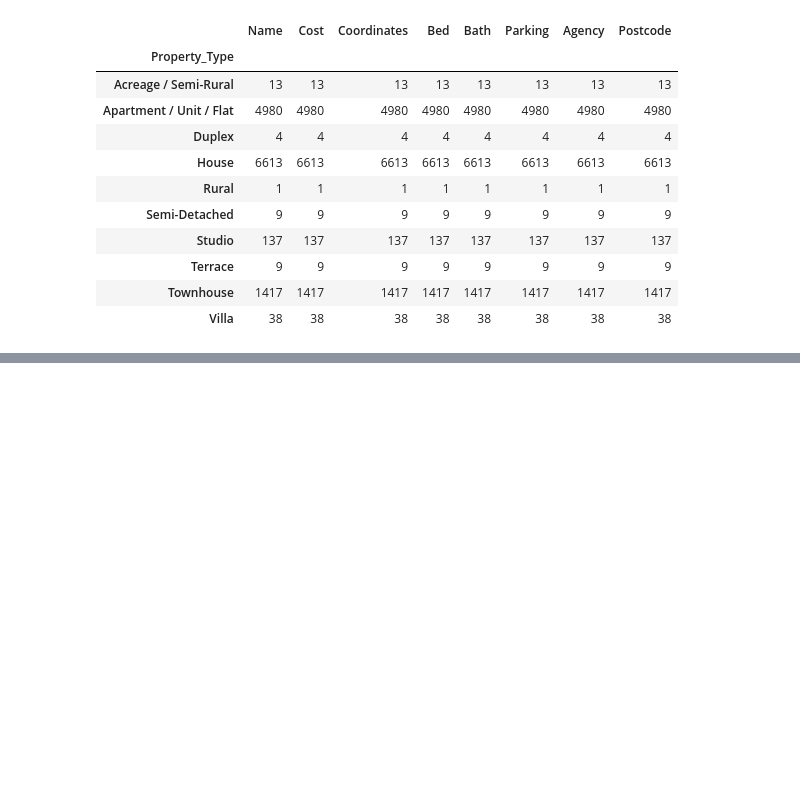
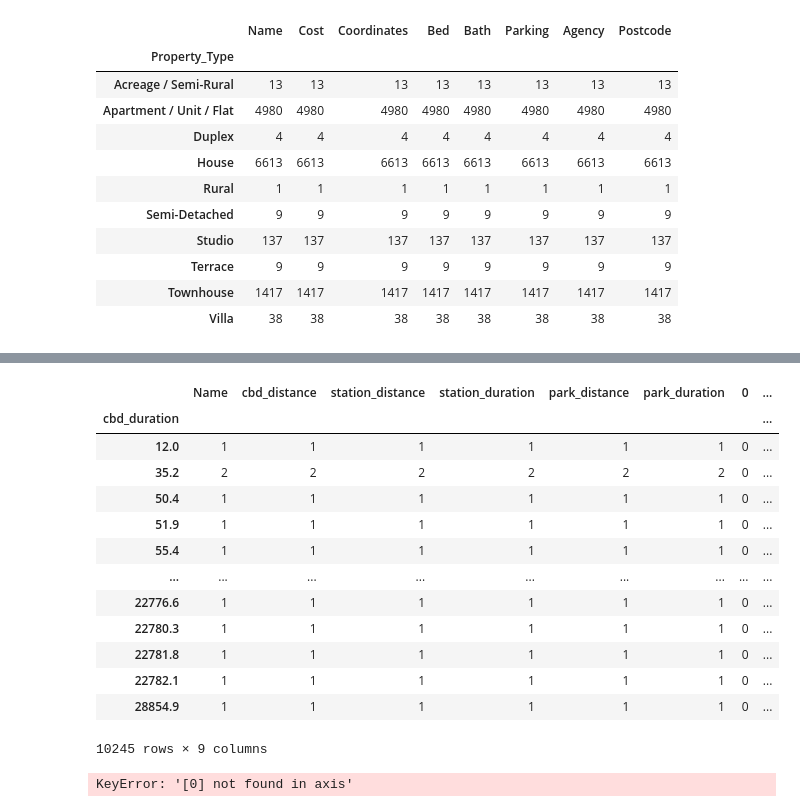
Before and after one commit to MAST30034-Applied-Data-Science/generic-real-estate-consulting-project-group-42, a Jupyter notebook: notebooks/preprocessing_properties.ipynb, the cells around one changed output, grey strips where cells are left out. Drawn from its saved outputs; the diff is of its cells as text; code cells hidden in the pictures; blank space fills up the shorter version.

Commit message:
debugging merging distances

```diff
--- a/notebooks/preprocessing_properties.ipynb
+++ b/notebooks/preprocessing_properties.ipynb
@@ -177,0 +153,23 @@ new.to_json('../data/curated/properties_processed.json')
+# %%
+merged_distances = cbd_distance.merge(train, on='Name', how = 'inner').merge(park, on = 'Name', how = 'inner').merge(postoffice, on = 'Name', how = 'inner')
+# %%
+merged_distances.groupby('cbd_duration').count()
+# %% [output]
+|  | Name | cbd_distance | station_distance | station_duration | park_distance | park_duration | 0 | ... |
+| cbd_duration |  |  |  |  |  |  |  | ... |
+| 12.0 | 1 | 1 | 1 | 1 | 1 | 1 | 0 | ... |
+| 35.2 | 2 | 2 | 2 | 2 | 2 | 2 | 0 | ... |
+| 50.4 | 1 | 1 | 1 | 1 | 1 | 1 | 0 | ... |
+| 51.9 | 1 | 1 | 1 | 1 | 1 | 1 | 0 | ... |
+| 55.4 | 1 | 1 | 1 | 1 | 1 | 1 | 0 | ... |
+| ... | ... | ... | ... | ... | ... | ... | ... | ... |
+| 22776.6 | 1 | 1 | 1 | 1 | 1 | 1 | 0 | ... |
+| 22780.3 | 1 | 1 | 1 | 1 | 1 | 1 | 0 | ... |
+| 22781.8 | 1 | 1 | 1 | 1 | 1 | 1 | 0 | ... |
+| 22782.1 | 1 | 1 | 1 | 1 | 1 | 1 | 0 | ... |
+| 28854.9 | 1 | 1 | 1 | 1 | 1 | 1 | 0 | ... |
+10245 rows × 9 columns
+# %%
+merged_distances = merged_distances.drop(columns = [0])
+# %% [output]
+KeyError: '[0] not found in axis'
```
Also changed, not shown: parts of 21 cells of this notebook.
